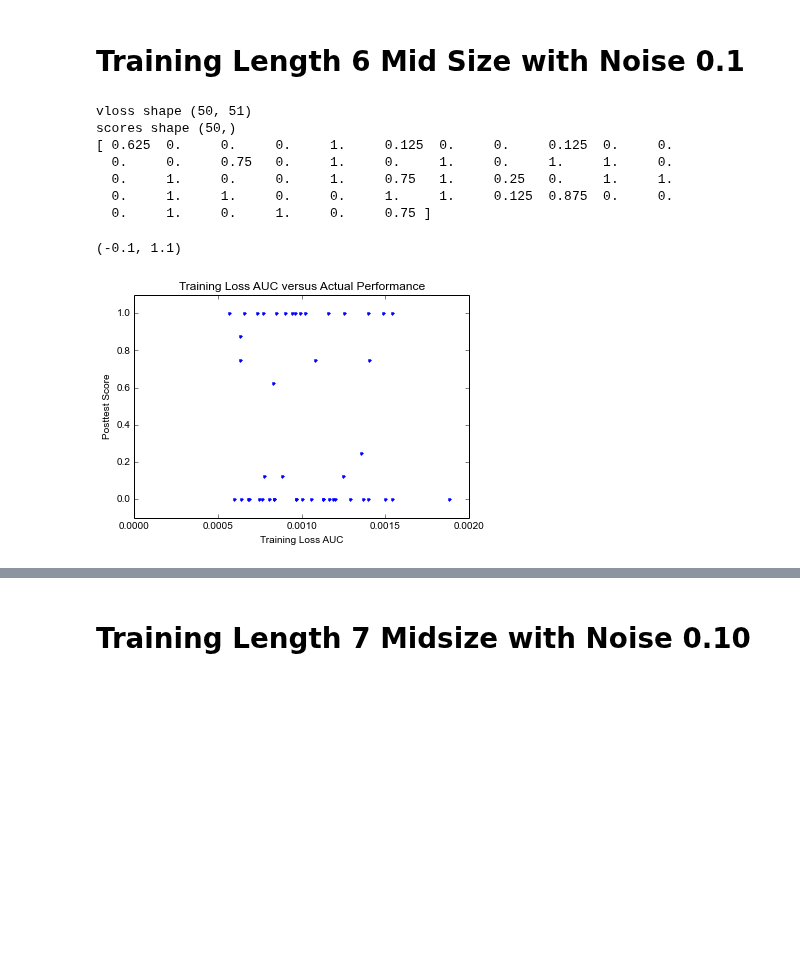
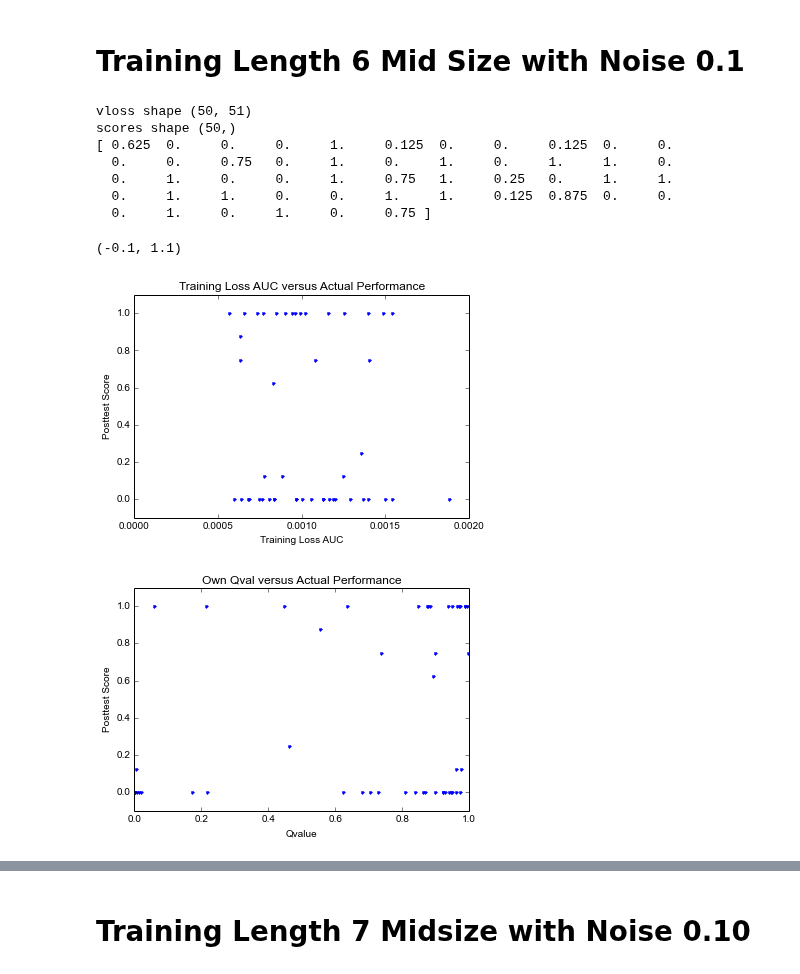
Before and after one commit to lisa-1010/smart-tutor, a Jupyter notebook: code/student2aw5.ipynb, the cells around one changed output, grey strips where cells are left out. Cells and saved outputs as stored; diff of their text form; code cells hidden in the pictures; blank space fills up the shorter version.

Commit message:
added self reported qval results

```diff
--- a/code/student2aw5.ipynb
+++ b/code/student2aw5.ipynb
@@ -392,47 +392,47 @@ Looking at correlation between training AUC and actual performance
 '''
 data11 = np.load('experiments/test2w5_modelgrusimple_mid-noise0.10-dropout10-shuffle1-data-test2a-w5-n100000-l6-random.pickle/stats-runlr01A.npz')
 data21 = np.load('experiments/test2w5_modelgrusimple_mid-noise0.10-dropout10-shuffle1-data-test2a-w5-n100000-l6-random.pickle/mcts-rtype2-rollouts20000-trajectories8-real1-runlr01A.npz')
-#data31 = np.load('experiments/test2w5_modelgrusimple_mid-noise0.10-dropout10-shuffle1-data-test2a-w5-n100000-l6-random.pickle/mcts-rtype2-rollouts20000-trajectories8-real0-runlr01A.npz')
+data31 = np.load('experiments/test2w5_modelgrusimple_mid-noise0.10-dropout10-shuffle1-data-test2a-w5-n100000-l6-random.pickle/mcts-rtype2-rollouts20000-trajectories8-real0-runlr01A.npz')
 
 
 vloss = data11['vloss']
 vloss_auc = np.sum(vloss,axis=1)
 scores = np.vstack((data21['scores'],))[:,0]
 realqvals = np.vstack((data21['qvals'],))[:,0]
-#selfqvals = np.vstack((data31['qvals'],))[:,0]
+selfqvals = np.vstack((data31['qvals'],))[:,0]
 
 # ixs sorted by various things
 sorted_by_score = np.flipud(np.argsort(scores))
 ranked_by_score = ixs2ranks(sorted_by_score)
 
 sorted_by_vloss = np.argsort(vloss_auc)
 ranked_by_vloss = ixs2ranks(sorted_by_vloss)
 
-#sorted_by_qval = np.flipud(np.argsort(selfqvals))
-#ranked_by_qval = ixs2ranks(sorted_by_qval)
+sorted_by_qval = np.flipud(np.argsort(selfqvals))
+ranked_by_qval = ixs2ranks(sorted_by_qval)
 
 six.print_('vloss shape {}'.format(vloss.shape))
 six.print_('scores shape {}'.format(scores.shape))
 six.print_(scores)
 
 num_models = scores.shape[0]
 
 # 16/50 are good models + 3 almost good
 graph_trainauc_score(vloss, scores, postfix=None)
 xlim(0,0.002)
 ylim(-0.1,1.1)
-# 0-17 top qvals are good
-#graph_qval_score(selfqvals, scores)
-#ylim(-0.1,1.1)
+graph_qval_score(selfqvals, scores)
+ylim(-0.1,1.1)
 #graph_trainauc_qval(vloss,selfqvals)
 #ylim(-0.1,1.1)
 # %% [output]
 vloss shape (50, 51)
 scores shape (50,)
 [ 0.625  0.     0.     0.     1.     0.125  0.     0.     0.125  0.     0.
   0.     0.     0.75   0.     1.     0.     1.     0.     1.     1.     0.
   0.     1.     0.     0.     1.     0.75   1.     0.25   0.     1.     1.
   0.     1.     1.     0.     0.     1.     1.     0.125  0.875  0.     0.
   0.     1.     0.     1.     0.     0.75 ]
 (-0.1, 1.1)
 [figure]
+[figure, added]
```
Also changed, not shown: parts of 3 cells of this notebook, 2 other files.
